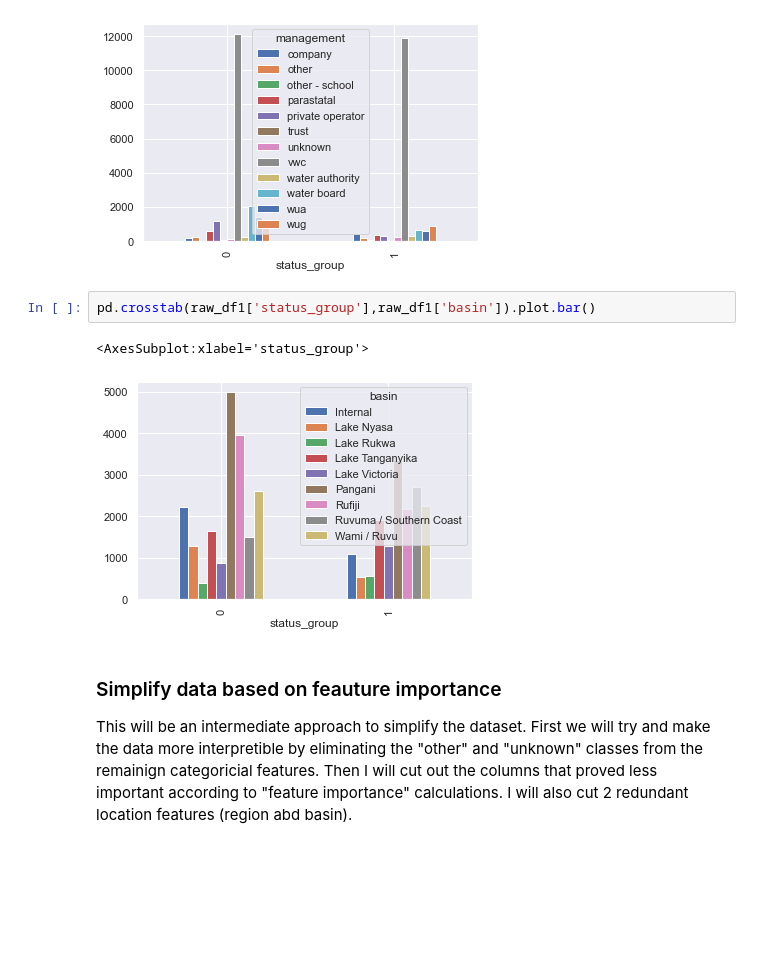
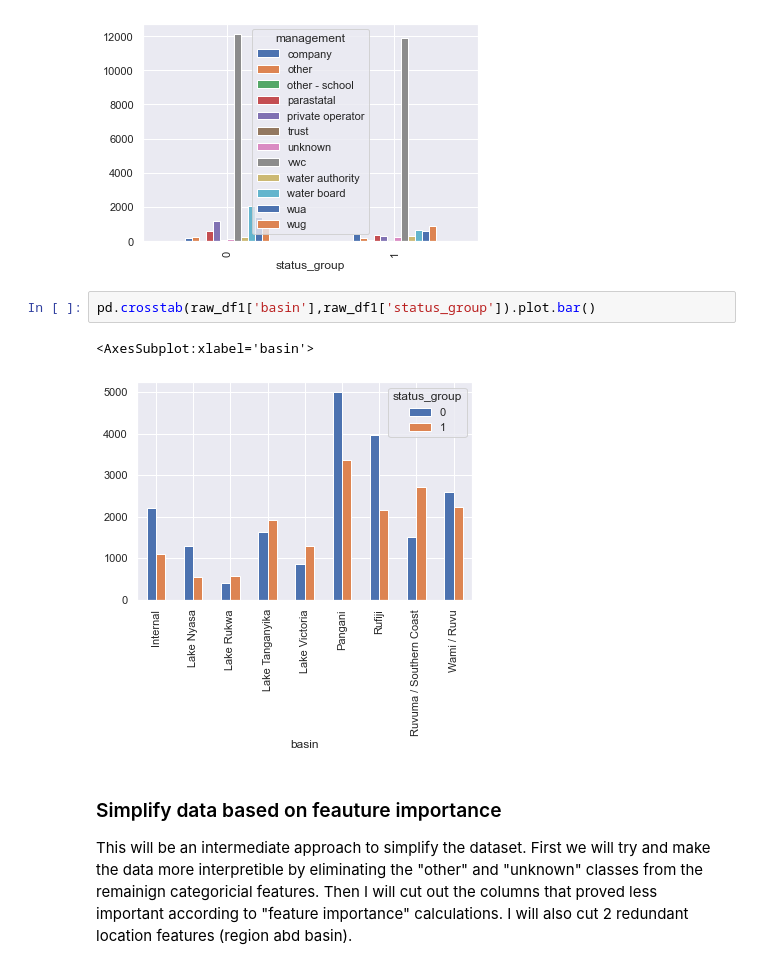
Before and after one commit to markp-rankin/Water-Well-Classification, a Jupyter notebook: Water-Well-Classification-PT2.ipynb, the cells around one changed output. Cells and saved outputs as stored; diff of their text form; blank space fills up the shorter version.

```diff
--- a/Water-Well-Classification-PT2.ipynb
+++ b/Water-Well-Classification-PT2.ipynb
@@ -448,10 +448,10 @@ pd.crosstab(raw_df1['status_group'],raw_df1['management']).plot.bar()
 <AxesSubplot:xlabel='status_group'>
 [figure]
 # %%
-pd.crosstab(raw_df1['status_group'],raw_df1['basin']).plot.bar()
+pd.crosstab(raw_df1['basin'],raw_df1['status_group']).plot.bar()
 # %% [output]
-<AxesSubplot:xlabel='status_group'>
+<AxesSubplot:xlabel='basin'>
-[figure, old version]
+[figure, new version]
 # %% [markdown]
 ### Simplify data based on feauture importance
 This will be an intermediate approach to simplify the dataset. First we will try and make the data more interpretible by eliminating the "other" and "unknown" classes from the remainign categoricial features. Then I will cut out the columns that proved less important according to "feature importance" calculations. I will also cut 2 redundant location features (region abd basin).
```
Also changed, not shown: parts of 5 cells of this notebook.
